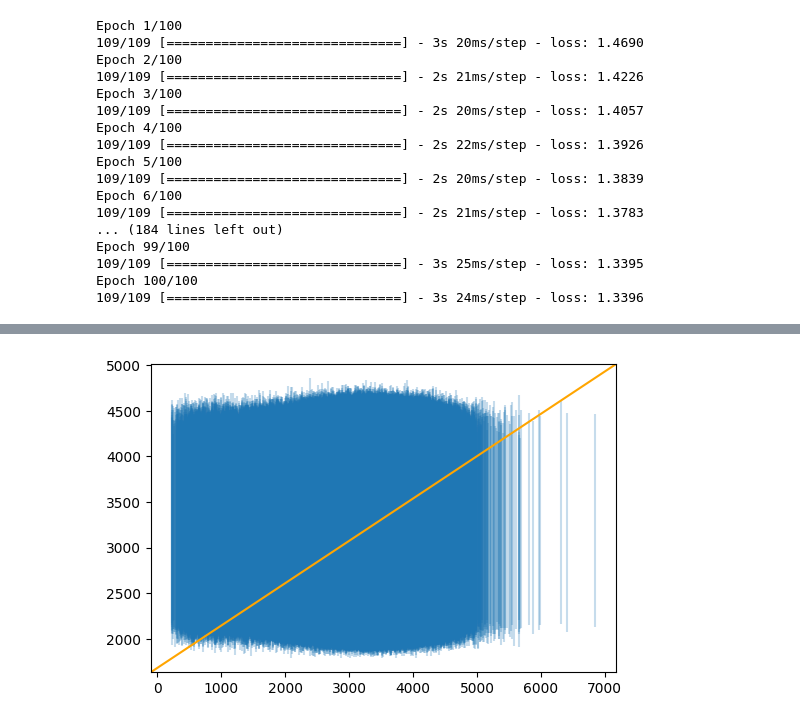
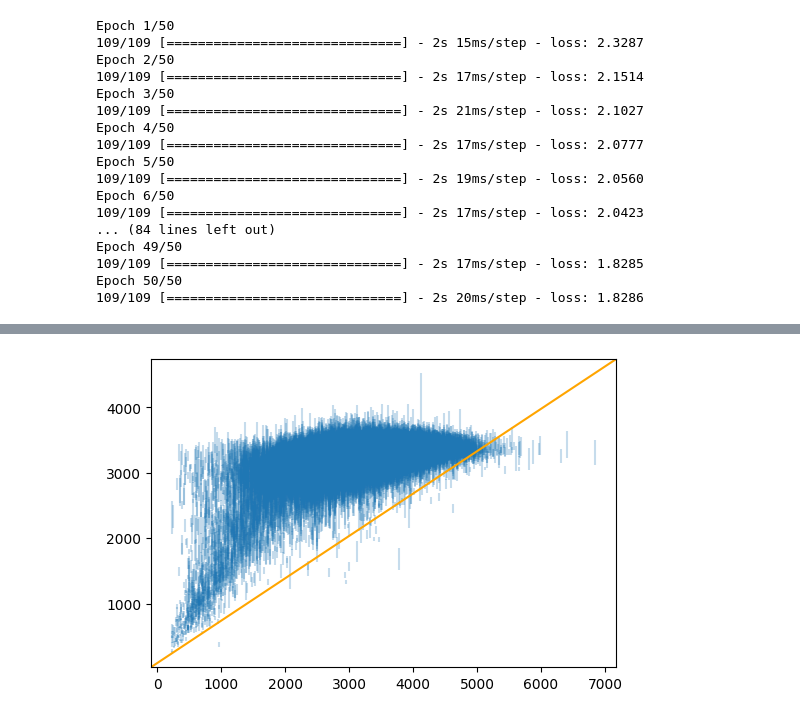
Before and after one commit to hrmerrill/kaggle-prediction-interval-birthweight, a Jupyter notebook: notebooks/testing.ipynb, the cells around one changed output, grey strips where cells are left out. Drawn from its saved outputs; the diff is of its cells as text; code cells hidden in the pictures.

```diff
--- a/notebooks/testing.ipynb
+++ b/notebooks/testing.ipynb
@@ -53,30 +54,28 @@ plt.show()
 train_processor = DataProcessor(model_type="neural network")
 X, y = train_processor(data)
 
-bayesian_net = BayesianNeuralNet(
-    n_units=200, n_layers=1, l2_penalty=1e-6, batch_size=1000, verbose=1, n_epochs=100
-)
-bayesian_net.fit(X, y)
+nn = MissingnessNeuralNet(units=50, n_layers=2, verbose=1)
+nn.fit(X, y)
 # %% [output]
-Epoch 1/100
-109/109 [==============================] - 3s 20ms/step - loss: 1.4690
-Epoch 2/100
-109/109 [==============================] - 2s 21ms/step - loss: 1.4226
-Epoch 3/100
-109/109 [==============================] - 2s 20ms/step - loss: 1.4057
-Epoch 4/100
-109/109 [==============================] - 2s 22ms/step - loss: 1.3926
-Epoch 5/100
-109/109 [==============================] - 2s 20ms/step - loss: 1.3839
-Epoch 6/100
-109/109 [==============================] - 2s 21ms/step - loss: 1.3783
-... (184 lines left out)
-Epoch 99/100
-109/109 [==============================] - 3s 25ms/step - loss: 1.3395
-Epoch 100/100
-109/109 [==============================] - 3s 24ms/step - loss: 1.3396
+Epoch 1/50
+109/109 [==============================] - 2s 15ms/step - loss: 2.3287
+Epoch 2/50
+109/109 [==============================] - 2s 17ms/step - loss: 2.1514
+Epoch 3/50
+109/109 [==============================] - 2s 21ms/step - loss: 2.1027
+Epoch 4/50
+109/109 [==============================] - 2s 17ms/step - loss: 2.0777
+Epoch 5/50
+109/109 [==============================] - 2s 19ms/step - loss: 2.0560
+Epoch 6/50
+109/109 [==============================] - 2s 17ms/step - loss: 2.0423
+... (84 lines left out)
+Epoch 49/50
+109/109 [==============================] - 2s 17ms/step - loss: 1.8285
+Epoch 50/50
+109/109 [==============================] - 2s 20ms/step - loss: 1.8286
 # %%
-lower_nn, upper_nn = bayesian_net.predict_intervals(X)
+lower_nn, upper_nn = nn.predict_intervals(X)
 
 fig, ax = plt.subplots(1, 1, figsize=(6, 4))
 ax.vlines(x=data["DBWT"], ymin=lower_nn, ymax=upper_nn, alpha=0.25)
@@ -86,4 +86,4 @@ plt.show()
-[figure, old version]
+[figure, new version]
 # %%
 train_processor = DataProcessor(model_type="xgboost")
 X, y = train_processor(data)
```
Also changed, not shown: parts of 8 cells of this notebook, 1 other file.
